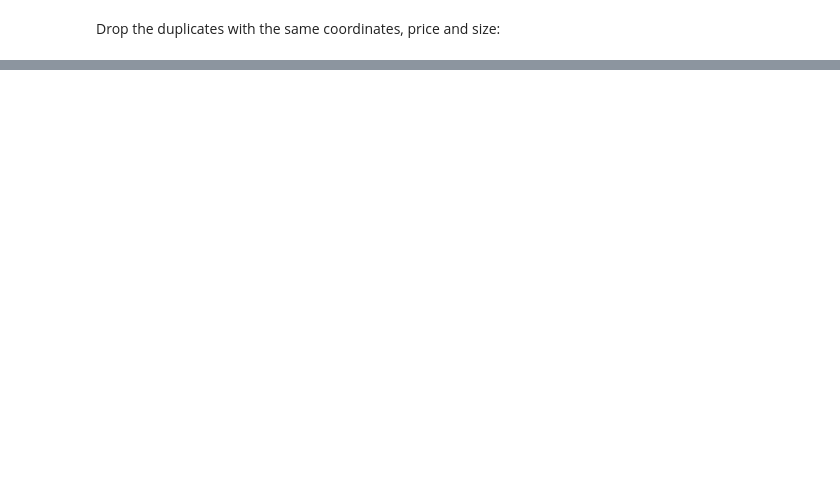
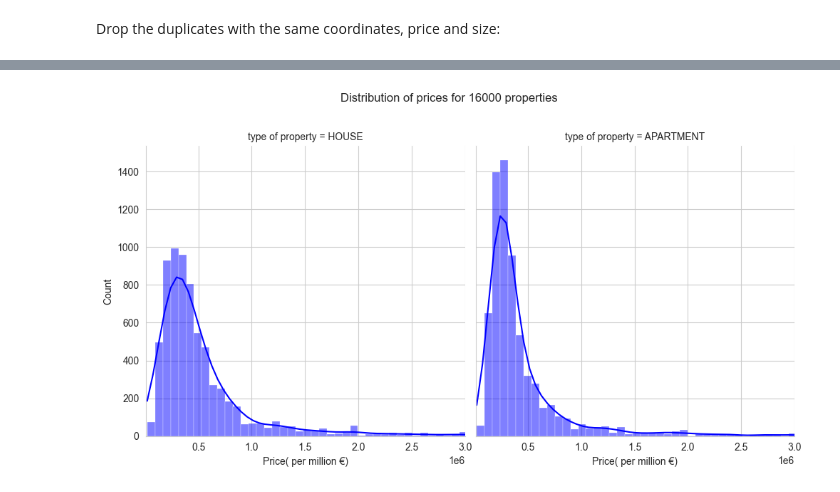
Before and after one commit to Spike815/Real_Estate_Analysis, a Jupyter notebook: Analysis.ipynb, the cells around one changed output, grey strips where cells are left out. Saved outputs shown, nothing was run; the diff lists cells and outputs as text; code cells hidden in the pictures; blank space fills up the shorter version.

```diff
--- a/Analysis.ipynb
+++ b/Analysis.ipynb
@@ -136,3 +188,17 @@ display(data)
+# %%
+# A full image of the listed price distribution over whole Belgium
+
+# displot is a more versatile function than histplot.
+"""By default, if you pass a single variable to displot, it will generate a histogram.\
+ However, it can also create other types of plots like kernel density estimate (KDE) plots, rug plots, and more."""
+g = sns.displot(data=data, x="price", kde = True,rug = False,bins=150,color="b",col="type of property")
+g.set(xlabel = "Price( per million €)")
+#by adding y = 1.08, I changed the position of title. if not, there will be overlapping
+g.fig.suptitle("Distribution of prices for 16000 properties",y=1.08)
+plt.xlim(10000,3000000)
+plt.show()
+# %% [output]
+[figure, added]
 # %%
 #here we try to see the distribution per province
 #list them descending by count
```
Also changed, not shown: parts of 17 cells of this notebook, 1 other file.
